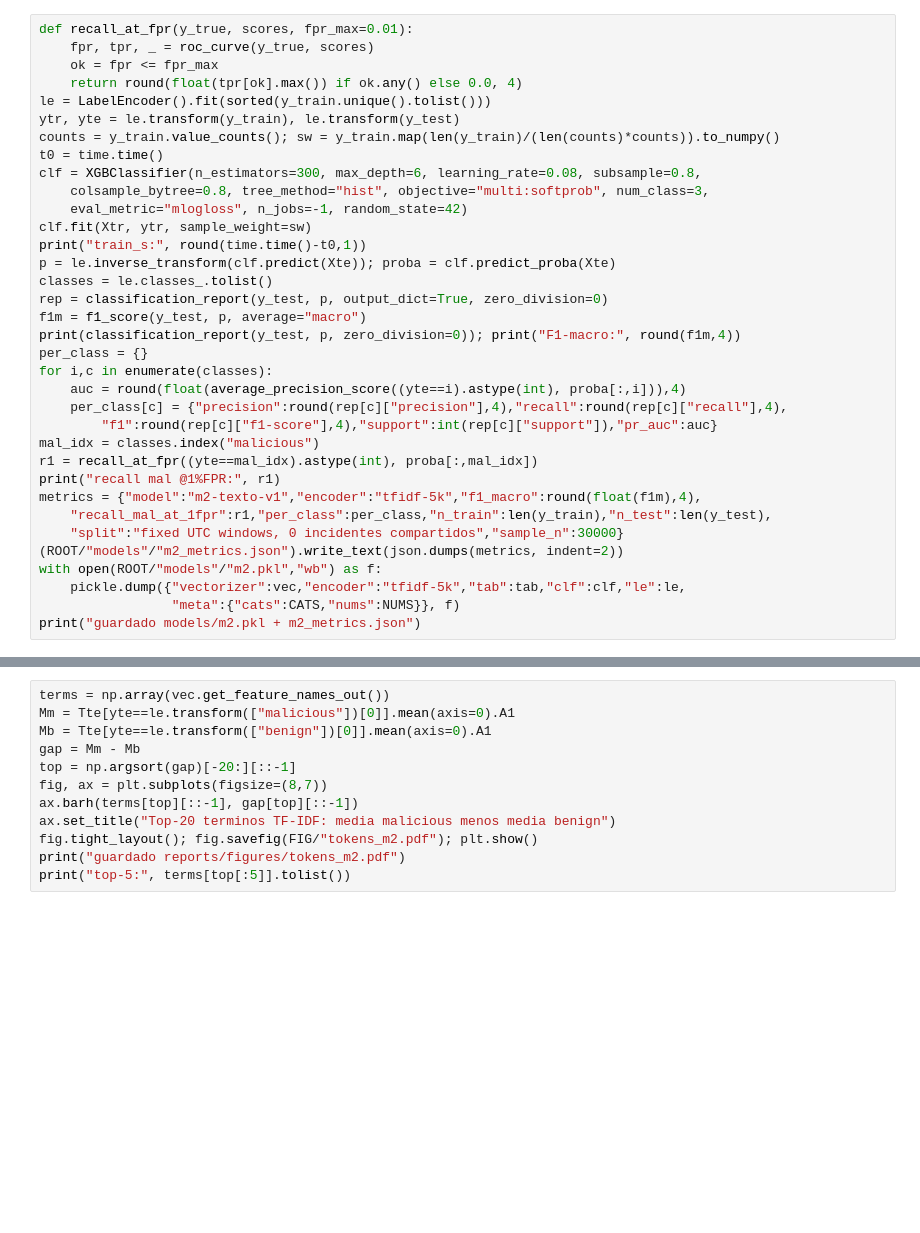
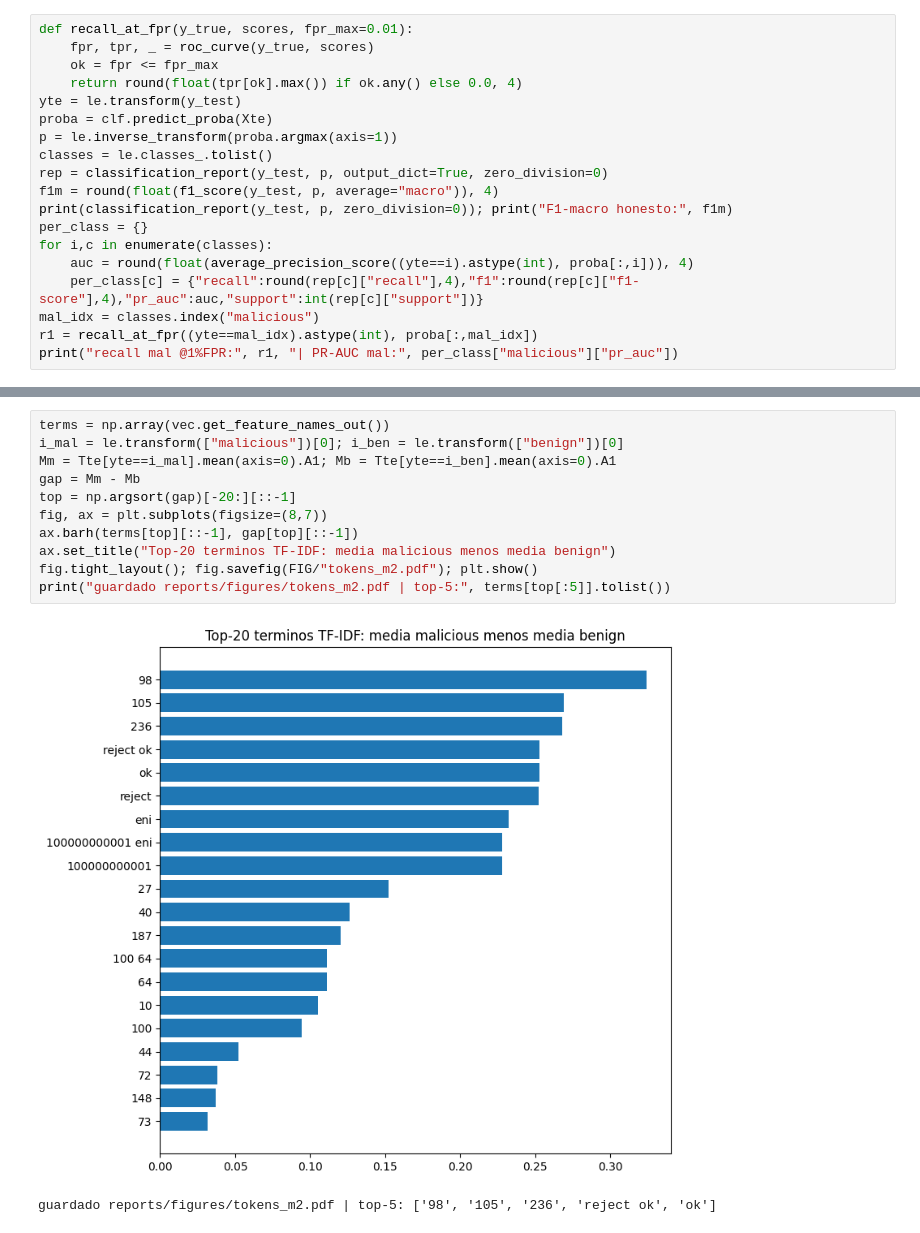
Before and after one commit to nicothinn/Deteccion-triage-alertas-soc-2m-eventos, a Jupyter notebook: notebooks/02_m2_texto_tfidf.ipynb, the cells around one changed output, grey strips where cells are left out. Drawn from its saved outputs; the diff is of its cells as text; blank space fills up the shorter version.

```diff
--- a/notebooks/02_m2_texto_tfidf.ipynb
+++ b/notebooks/02_m2_texto_tfidf.ipynb
@@ -62,33 +145,17 @@ def recall_at_fpr(y_true, scores, fpr_max=0.01):
     fpr, tpr, _ = roc_curve(y_true, scores)
     ok = fpr <= fpr_max
     return round(float(tpr[ok].max()) if ok.any() else 0.0, 4)
-le = LabelEncoder().fit(sorted(y_train.unique().tolist()))
-ytr, yte = le.transform(y_train), le.transform(y_test)
-counts = y_train.value_counts(); sw = y_train.map(len(y_train)/(len(counts)*counts)).to_numpy()
-t0 = time.time()
-clf = XGBClassifier(n_estimators=300, max_depth=6, learning_rate=0.08, subsample=0.8,
-    colsample_bytree=0.8, tree_method="hist", objective="multi:softprob", num_class=3,
-    eval_metric="mlogloss", n_jobs=-1, random_state=42)
-clf.fit(Xtr, ytr, sample_weight=sw)
-print("train_s:", round(time.time()-t0,1))
-p = le.inverse_transform(clf.predict(Xte)); proba = clf.predict_proba(Xte)
+yte = le.transform(y_test)
+proba = clf.predict_proba(Xte)
+p = le.inverse_transform(proba.argmax(axis=1))
 classes = le.classes_.tolist()
 rep = classification_report(y_test, p, output_dict=True, zero_division=0)
-f1m = f1_score(y_test, p, average="macro")
-print(classification_report(y_test, p, zero_division=0)); print("F1-macro:", round(f1m,4))
+f1m = round(float(f1_score(y_test, p, average="macro")), 4)
+print(classification_report(y_test, p, zero_division=0)); print("F1-macro honesto:", f1m)
 per_class = {}
 for i,c in enumerate(classes):
-    auc = round(float(average_precision_score((yte==i).astype(int), proba[:,i])),4)
-    per_class[c] = {"precision":round(rep[c]["precision"],4),"recall":round(rep[c]["recall"],4),
-        "f1":round(rep[c]["f1-score"],4),"support":int(rep[c]["support"]),"pr_auc":auc}
+    auc = round(float(average_precision_score((yte==i).astype(int), proba[:,i])), 4)
+    per_class[c] = {"recall":round(rep[c]["recall"],4),"f1":round(rep[c]["f1-score"],4),"pr_auc":auc,"support":int(rep[c]["support"])}
 mal_idx = classes.index("malicious")
 r1 = recall_at_fpr((yte==mal_idx).astype(int), proba[:,mal_idx])
-print("recall mal @1%FPR:", r1)
-metrics = {"model":"m2-texto-v1","encoder":"tfidf-5k","f1_macro":round(float(f1m),4),
-    "recall_mal_at_1fpr":r1,"per_class":per_class,"n_train":len(y_train),"n_test":len(y_test),
-    "split":"fixed UTC windows, 0 incidentes compartidos","sample_n":30000}
-(ROOT/"models"/"m2_metrics.json").write_text(json.dumps(metrics, indent=2))
-with open(ROOT/"models"/"m2.pkl","wb") as f:
-    pickle.dump({"vectorizer":vec,"encoder":"tfidf-5k","tab":tab,"clf":clf,"le":le,
-                 "meta":{"cats":CATS,"nums":NUMS}}, f)
-print("guardado models/m2.pkl + m2_metrics.json")
+print("recall mal @1%FPR:", r1, "| PR-AUC mal:", per_class["malicious"]["pr_auc"])
@@ -109,12 +247,14 @@ print("guardado reports/figures/pr_m2.pdf")
 # %%
 terms = np.array(vec.get_feature_names_out())
-Mm = Tte[yte==le.transform(["malicious"])[0]].mean(axis=0).A1
-Mb = Tte[yte==le.transform(["benign"])[0]].mean(axis=0).A1
+i_mal = le.transform(["malicious"])[0]; i_ben = le.transform(["benign"])[0]
+Mm = Tte[yte==i_mal].mean(axis=0).A1; Mb = Tte[yte==i_ben].mean(axis=0).A1
 gap = Mm - Mb
 top = np.argsort(gap)[-20:][::-1]
 fig, ax = plt.subplots(figsize=(8,7))
 ax.barh(terms[top][::-1], gap[top][::-1])
 ax.set_title("Top-20 terminos TF-IDF: media malicious menos media benign")
 fig.tight_layout(); fig.savefig(FIG/"tokens_m2.pdf"); plt.show()
-print("guardado reports/figures/tokens_m2.pdf")
-print("top-5:", terms[top[:5]].tolist())
+print("guardado reports/figures/tokens_m2.pdf | top-5:", terms[top[:5]].tolist())
+# %% [output]
+[figure, added]
+guardado reports/figures/tokens_m2.pdf | top-5: ['98', '105', '236', 'reject ok', 'ok']
```
Also changed, not shown: parts of 24 cells of this notebook, 32 other files.
